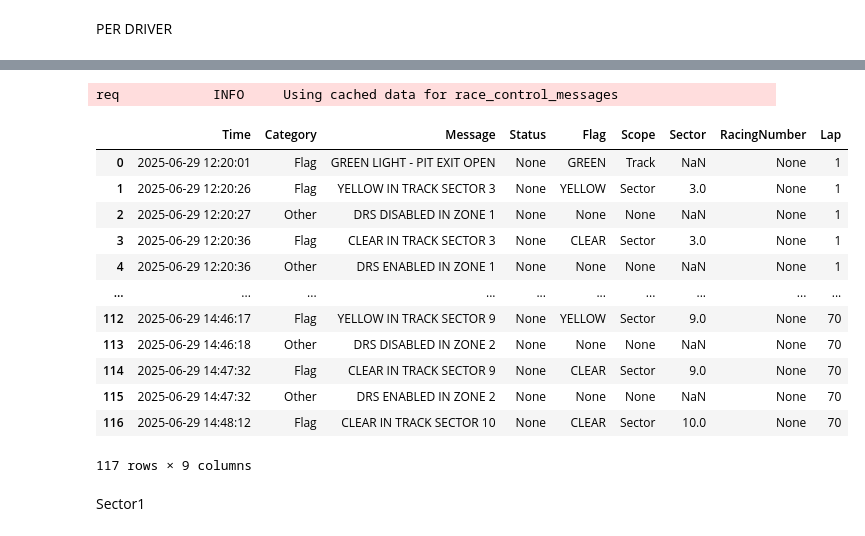
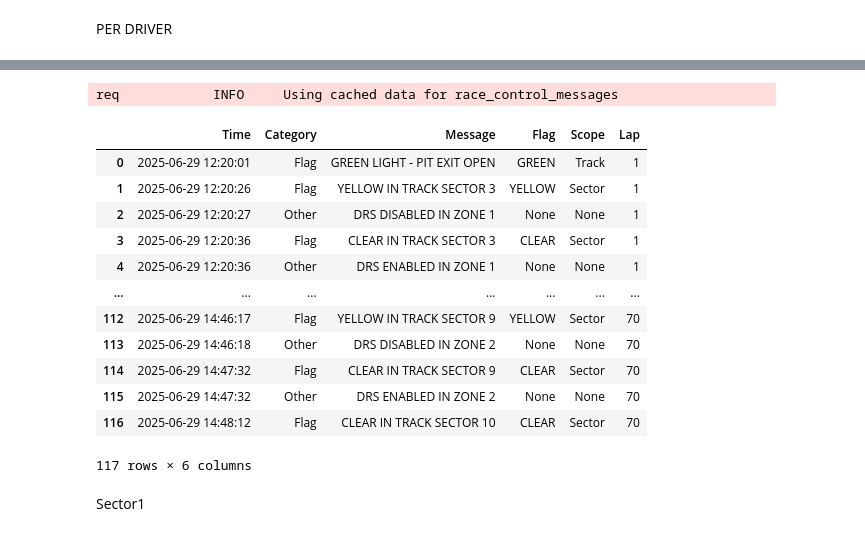
Before and after one commit to Kuriiios/f1_analysis_visualization, a Jupyter notebook: notebooks/race/race_table.ipynb, the cells around one changed output, grey strips where cells are left out. Cells and saved outputs as stored; diff of their text form; code cells hidden in the pictures.

```diff
--- a/notebooks/race/race_table.ipynb
+++ b/notebooks/race/race_table.ipynb
@@ -404,22 +470,23 @@ styled_df
 # %%
 messages = fastf1.api.race_control_messages(session.api_path)
 messages_df = pd.DataFrame.from_dict(messages)
-messages_df= messages_df.drop(columns=['Sector', 'RacingNumber'])
+messages_df= messages_df.drop(columns=['Status', 'Sector', 'RacingNumber'])
+messages_df
 # %% [output]
 req            INFO     Using cached data for race_control_messages
-|  | Time | Category | Message | Status | Flag | Scope | Sector | RacingNumber | Lap |
-| 0 | 2025-06-29 12:20:01 | Flag | GREEN LIGHT - PIT EXIT OPEN | None | GREEN | Track | NaN | None | 1 |
-| 1 | 2025-06-29 12:20:26 | Flag | YELLOW IN TRACK SECTOR 3 | None | YELLOW | Sector | 3.0 | None | 1 |
-| 2 | 2025-06-29 12:20:27 | Other | DRS DISABLED IN ZONE 1 | None | None | None | NaN | None | 1 |
-| 3 | 2025-06-29 12:20:36 | Flag | CLEAR IN TRACK SECTOR 3 | None | CLEAR | Sector | 3.0 | None | 1 |
-| 4 | 2025-06-29 12:20:36 | Other | DRS ENABLED IN ZONE 1 | None | None | None | NaN | None | 1 |
-| ... | ... | ... | ... | ... | ... | ... | ... | ... | ... |
-| 112 | 2025-06-29 14:46:17 | Flag | YELLOW IN TRACK SECTOR 9 | None | YELLOW | Sector | 9.0 | None | 70 |
-| 113 | 2025-06-29 14:46:18 | Other | DRS DISABLED IN ZONE 2 | None | None | None | NaN | None | 70 |
-| 114 | 2025-06-29 14:47:32 | Flag | CLEAR IN TRACK SECTOR 9 | None | CLEAR | Sector | 9.0 | None | 70 |
-| 115 | 2025-06-29 14:47:32 | Other | DRS ENABLED IN ZONE 2 | None | None | None | NaN | None | 70 |
-| 116 | 2025-06-29 14:48:12 | Flag | CLEAR IN TRACK SECTOR 10 | None | CLEAR | Sector | 10.0 | None | 70 |
+|  | Time | Category | Message | Flag | Scope | Lap |
+| 0 | 2025-06-29 12:20:01 | Flag | GREEN LIGHT - PIT EXIT OPEN | GREEN | Track | 1 |
+| 1 | 2025-06-29 12:20:26 | Flag | YELLOW IN TRACK SECTOR 3 | YELLOW | Sector | 1 |
+| 2 | 2025-06-29 12:20:27 | Other | DRS DISABLED IN ZONE 1 | None | None | 1 |
+| 3 | 2025-06-29 12:20:36 | Flag | CLEAR IN TRACK SECTOR 3 | CLEAR | Sector | 1 |
+| 4 | 2025-06-29 12:20:36 | Other | DRS ENABLED IN ZONE 1 | None | None | 1 |
+| ... | ... | ... | ... | ... | ... | ... |
+| 112 | 2025-06-29 14:46:17 | Flag | YELLOW IN TRACK SECTOR 9 | YELLOW | Sector | 70 |
+| 113 | 2025-06-29 14:46:18 | Other | DRS DISABLED IN ZONE 2 | None | None | 70 |
+| 114 | 2025-06-29 14:47:32 | Flag | CLEAR IN TRACK SECTOR 9 | CLEAR | Sector | 70 |
+| 115 | 2025-06-29 14:47:32 | Other | DRS ENABLED IN ZONE 2 | None | None | 70 |
+| 116 | 2025-06-29 14:48:12 | Flag | CLEAR IN TRACK SECTOR 10 | CLEAR | Sector | 70 |
-117 rows × 9 columns
+117 rows × 6 columns
 # %% [markdown]
 Sector1
 # %%
```
Also changed, not shown: parts of 8 cells of this notebook, 1 other file.
